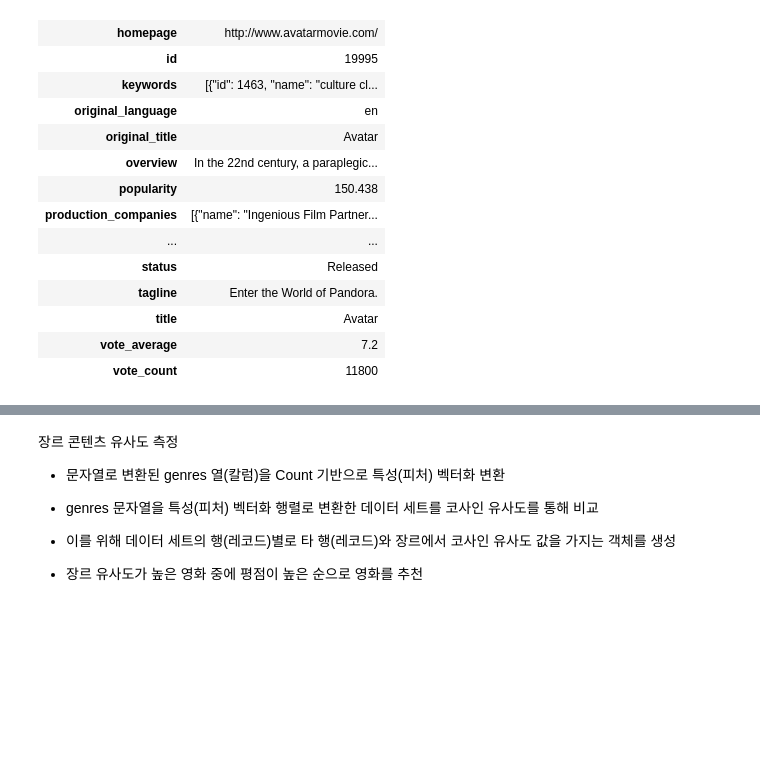
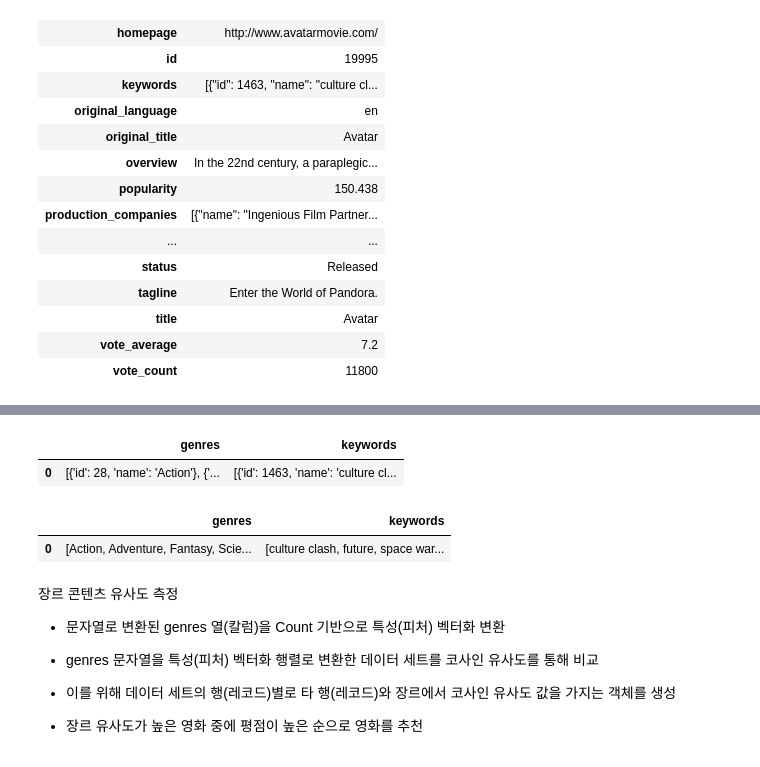
Before and after one commit to purin715/MachineLearning, a Jupyter notebook: ml_19_추천시스템.ipynb의 사본.ipynb, the cells around one changed output, grey strips where cells are left out. Saved outputs shown, nothing was run; the diff lists cells and outputs as text; code cells hidden in the pictures; blank space fills up the shorter version.

```diff
--- a/ml_19_추천시스템.ipynb의 사본.ipynb
+++ b/ml_19_추천시스템.ipynb의 사본.ipynb
@@ -87,3 +145,19 @@ from ast import literal_eval
+# %%
+# literal_eval( df['genres'][:1][0] )
+df['genres'] = df['genres'].apply(literal_eval)
+df['keywords'] = df['keywords'].apply(literal_eval)
+df[ ['genres', 'keywords'] ][:1]
+# %% [output]
+|  | genres | keywords |
+| 0 | [{'id': 28, 'name': 'Action'}, {'... | [{'id': 1463, 'name': 'culture cl... |
+# %%
+# df['genres'][:1][0][1]['name']
+df['genres'] = df['genres'].apply(lambda x : [y['name'] for y in x] )
+df['keywords'] = df['keywords'].apply(lambda x : [y['name'] for y in x] )
+df[ ['genres', 'keywords'] ][:1]
+# %% [output]
+|  | genres | keywords |
+| 0 | [Action, Adventure, Fantasy, Scie... | [culture clash, future, space war... |
 # %% [markdown]
 장르 콘텐츠 유사도 측정
 
```
Also changed, not shown: parts of 9 cells of this notebook.
